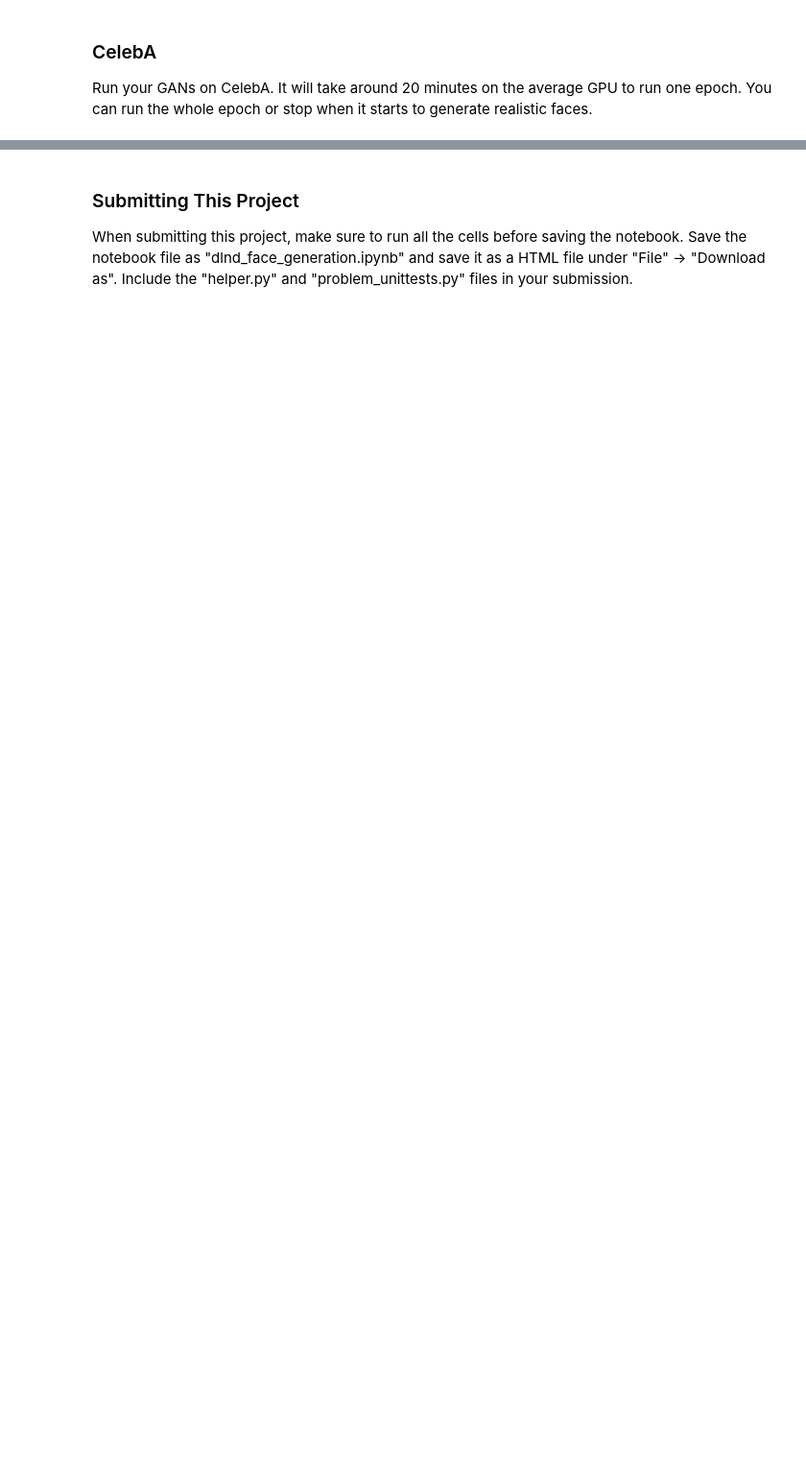
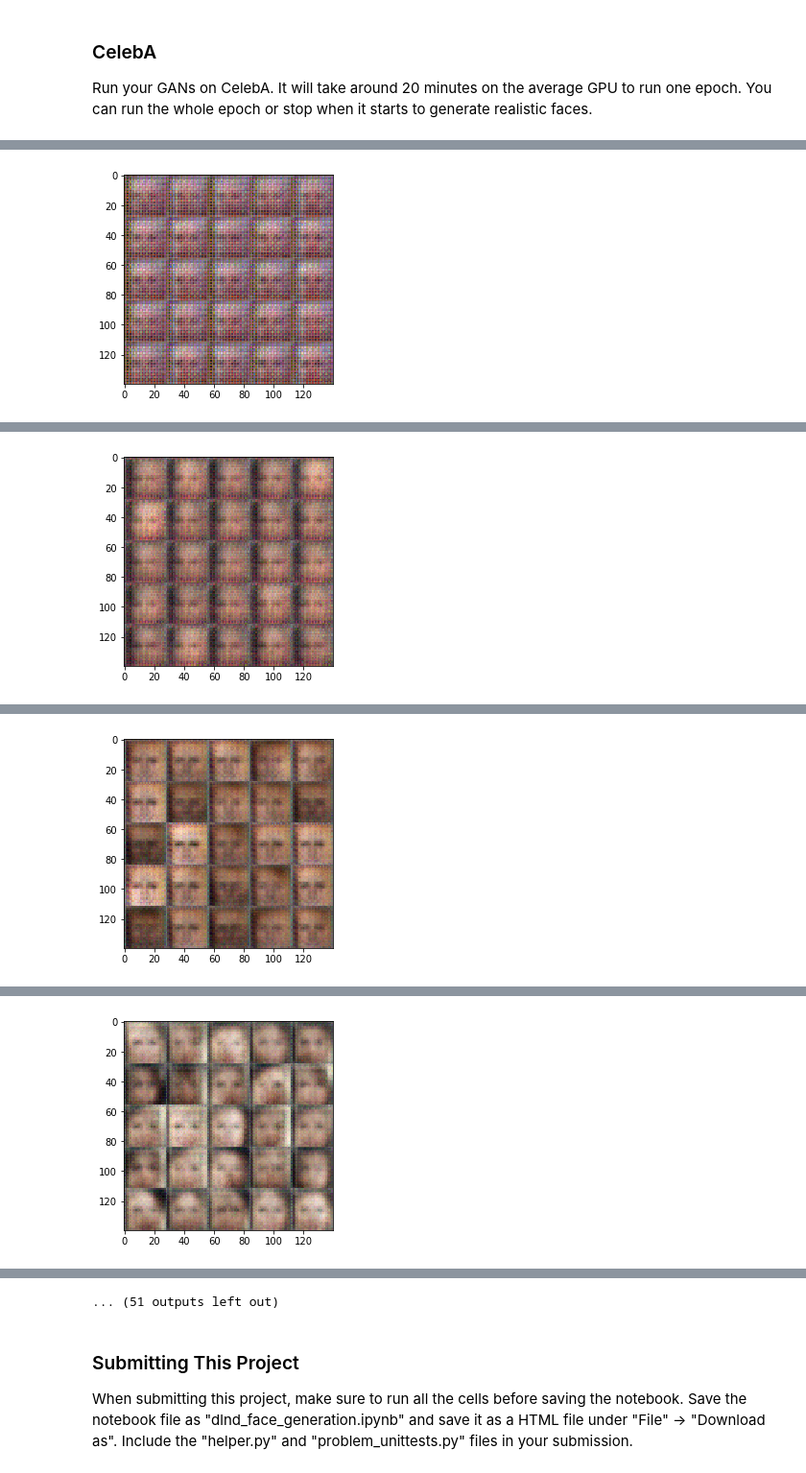
Before and after one commit to tiandiao123/deep_learning, a Jupyter notebook: face_generation/dlnd_face_generation.ipynb, the cells around one changed output, grey strips where cells are left out. Shown at 96% size. Drawn from its saved outputs; the diff is of its cells as text; code cells hidden in the pictures; blank space fills up the shorter version.

```diff
--- a/face_generation/dlnd_face_generation.ipynb
+++ b/face_generation/dlnd_face_generation.ipynb
@@ -233,8 +269,16 @@ def model_opt(d_loss, g_loss, learning_rate, beta1):
     :return: A tuple of (discriminator training operation, generator training operation)
     """
     # TODO: Implement Function
+    t_vars = tf.trainable_variables()
+    d_vars = [var for var in t_vars if var.name.startswith('discriminator')]
+    g_vars = [var for var in t_vars if var.name.startswith('generator')]
 
-    return None, None
+    # Optimize
+    with tf.control_dependencies(tf.get_collection(tf.GraphKeys.UPDATE_OPS)):
+        d_train_opt = tf.train.AdamOptimizer(learning_rate, beta1=beta1).minimize(d_loss, var_list=d_vars)
+        g_train_opt = tf.train.AdamOptimizer(learning_rate, beta1=beta1).minimize(g_loss, var_list=g_vars)
+
+    return d_train_opt, g_train_opt
 
 
 """
@@ -293,13 +339,32 @@ def train(epoch_count, batch_size, z_dim, learning_rate, beta1, get_batches, dat
     :param data_image_mode: The image mode to use for images ("RGB" or "L")
     """
     # TODO: Build Model
-
+    input_real, input_z, lr = model_inputs(data_shape[1], data_shape[2], data_shape[3], z_dim)
+    d_loss, g_loss = model_loss(input_real, input_z, data_shape[3])
+    d_optimizer, g_optimizer = model_opt(d_loss, g_loss, lr, beta1)
 
     with tf.Session() as sess:
         sess.run(tf.global_variables_initializer())
         for epoch_i in range(epoch_count):
+            step = 0
             for batch_images in get_batches(batch_size):
                 # TODO: Train Model
+
+                step+=1
+                batch_z = np.random.uniform(-1, 1, size=(batch_size, z_dim))
+                _ = sess.run(d_optimizer, feed_dict = {input_real:batch_images, input_z: batch_z, lr:learning_rate})
+                _ = sess.run(g_optimizer, feed_dict = {input_real:batch_images, input_z: batch_z, lr:learning_rate})
+
+                if step%10==0:
+                    train_loss_d = d_loss.eval({input_real: batch_images, input_z: batch_z})
+                    train_loss_g = g_loss.eval({input_z: batch_z})
+
+                    print("Epoch {}".format(epoch_i),
+                          "The No. {} steps loss_d is {}".format(step,train_loss_d),
+                          "The No. {} steps loss_g is {}".format(step,train_loss_g))
+
+                if step%100==0:
+                    show_generator_output(sess, show_n_images, input_z, data_shape[3], data_image_mode)
 # %% [markdown]
 ### MNIST
 Test your GANs architecture on MNIST.  After 2 epochs, the GANs should be able to generate images that look like handwritten digits.  Make sure the loss of the generator is lower than the loss of the discriminator or close to 0.
@@ -323,10 +438,10 @@ with tf.Graph().as_default():
 ### CelebA
 Run your GANs on CelebA.  It will take around 20 minutes on the average GPU to run one epoch.  You can run the whole epoch or stop when it starts to generate realistic faces.
 # %%
-batch_size = None
-z_dim = None
-learning_rate = None
-beta1 = None
+batch_size = 64
+z_dim = 100
+learning_rate = 0.0001
+beta1 = 0.5
 
 
 """
@@ -338,3 +453,4 @@ celeba_dataset = helper.Dataset('celeba', glob(os.path.join(data_dir, 'img_align
 with tf.Graph().as_default():
     train(epochs, batch_size, z_dim, learning_rate, beta1, celeba_dataset.get_batches,
           celeba_dataset.shape, celeba_dataset.image_mode)
+# %% [output]
@@ -340,0 +467 @@ with tf.Graph().as_default():
+[figure, added]
@@ -340,0 +478 @@ with tf.Graph().as_default():
+[figure, added]
@@ -340,0 +489 @@ with tf.Graph().as_default():
+[figure, added]
@@ -340,0 +500 @@ with tf.Graph().as_default():
+[figure, added]
@@ -341,3 +523,4 @@ with tf.Graph().as_default():
+... (51 outputs left out)
 # %% [markdown]
 ### Submitting This Project
 When submitting this project, make sure to run all the cells before saving the notebook. Save the notebook file as "dlnd_face_generation.ipynb" and save it as a HTML file under "File" -> "Download as". Include the "helper.py" and "problem_unittests.py" files in your submission.
```
Also changed, not shown: parts of 7 cells of this notebook.
